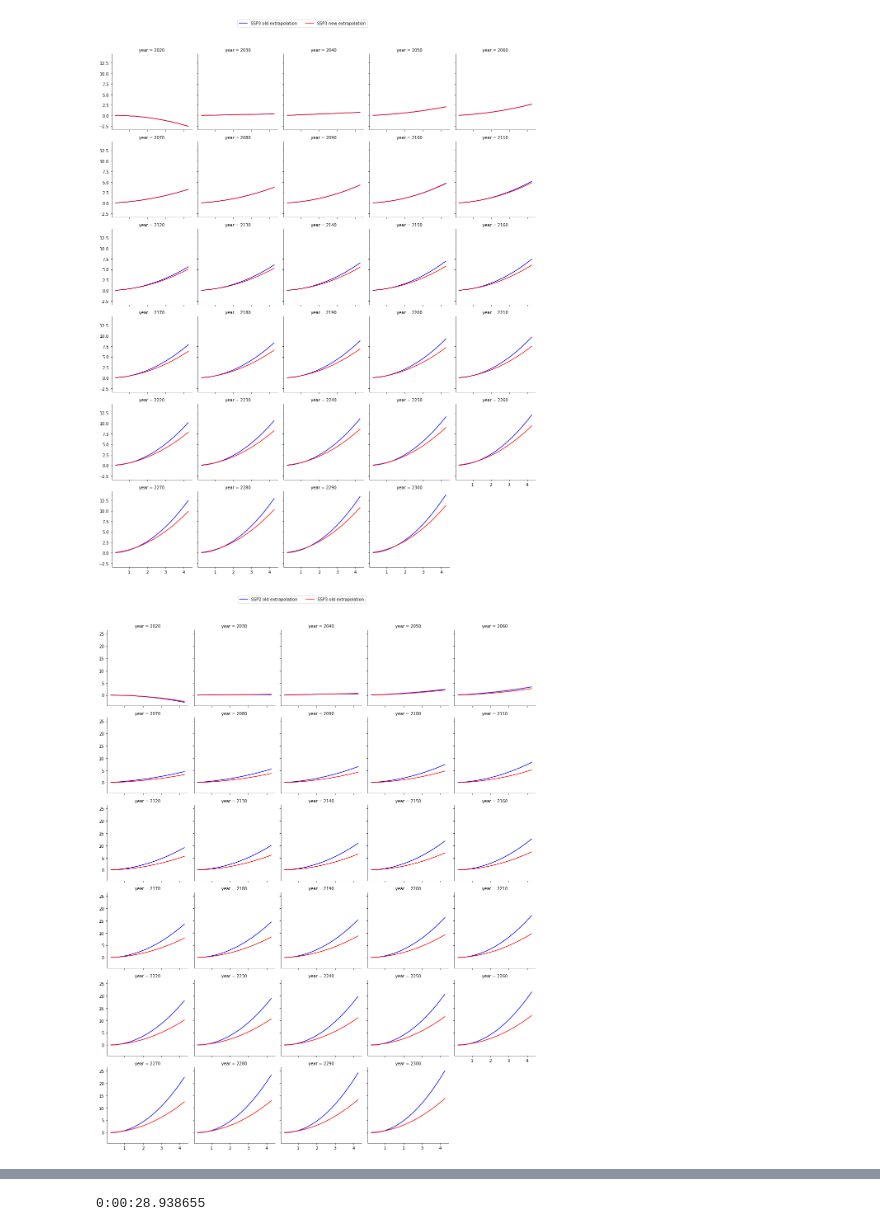
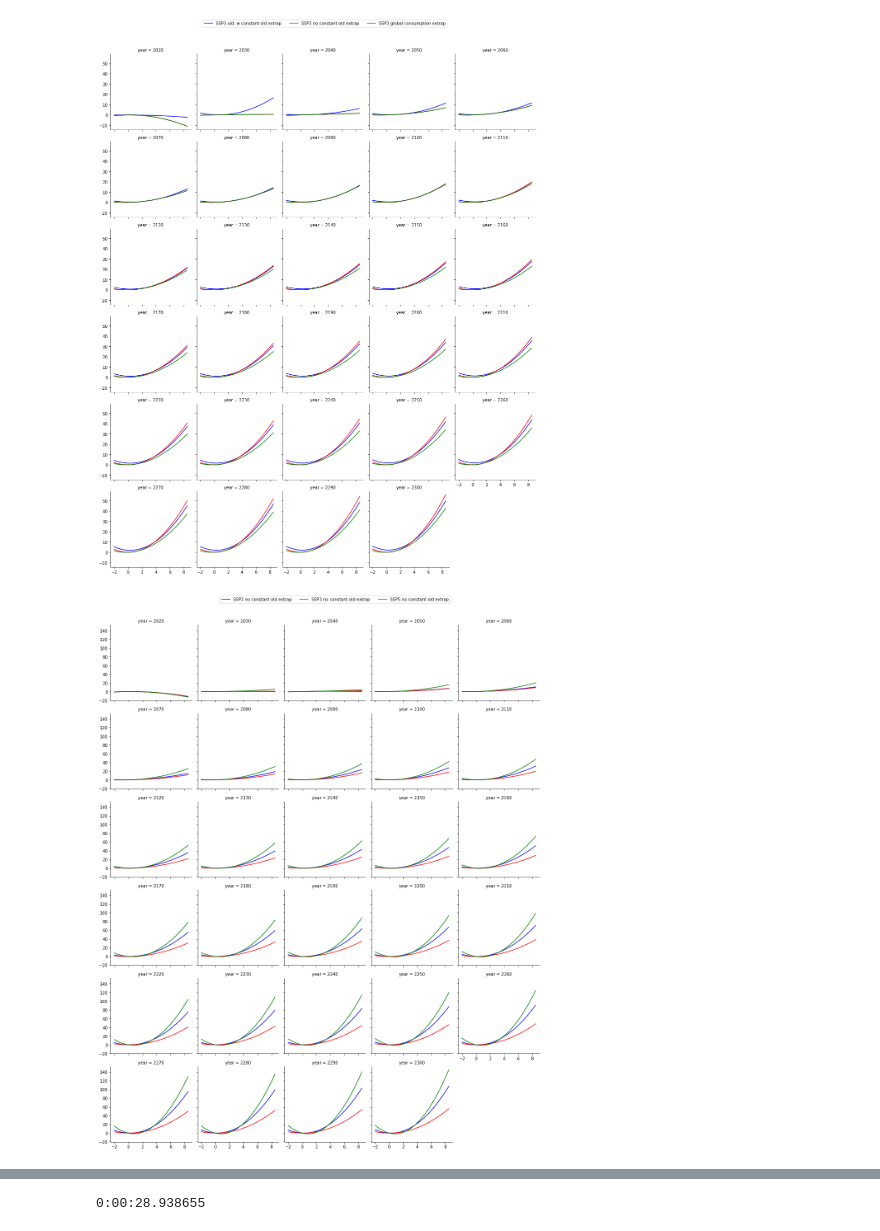
Before and after one commit to ClimateImpactLab/labor-code-release-2020, a Jupyter notebook: 4_post_projection/no_cons/SCC_diagnostics/allSSPs_scc_comparison.ipynb, the cells around one changed output, grey strips where cells are left out. Cells and saved outputs as stored; diff of their text form; code cells hidden in the pictures.

Commit message:
ssp2 and ssp5 scc diagnostics

```diff
--- a/4_post_projection/no_cons/SCC_diagnostics/allSSPs_scc_comparison.ipynb
+++ b/4_post_projection/no_cons/SCC_diagnostics/allSSPs_scc_comparison.ipynb
@@ -16,9 +16,9 @@ from datetime import datetime
 startTime = datetime.now()
 
 # generating df of anomalies between -5 to 20 in 1101 steps for each year between 2015 to 2100
-temp_range = np.linspace(0.25, 4.25, 17)
-idx = product(range(2015,2301), temp_range)
-temps = np.stack([temp_range for _ in range(2015,2301)]).flatten()
+temp_range = np.linspace(-2, 8.5, 43)
+idx = product(range(2020,2301), temp_range)
+temps = np.stack([temp_range for _ in range(2020,2301)]).flatten()
 temps = pd.DataFrame(temps, index=[i for i,x in idx], columns=['temp'])
 temps = temps.reset_index().rename(columns={"index":"year"})
 # temps # checking things out
@@ -27,8 +27,8 @@ temps = temps.reset_index().rename(columns={"index":"year"})
 
 dataframes = {}
 
-for df in ['nocons_df_old_SSP2', 'nocons_df_old_SSP3', 'nocons_df_new_SSP2', 'nocons_df_new_SSP3']:
-    dataframes[df] = pd.read_csv(f'/home/nsharma/repos/labor-code-release-2020/output/damage_function_no_cons/SCC_diagnostics/{df}.csv')
+for df in ['nocons_df_old_SSP2', 'nocons_df_old_SSP3', 'nocons_df_old_SSP5', 'nocons_df_new_SSP2', 'nocons_df_new_SSP3', 'nocons_df_new_SSP5', 'mc_df_SSP2', 'mc_df_SSP3']:
+    dataframes[df] = pd.read_csv(f'/home/nsharma/repos/labor-code-release-2020/output/damage_function_no_cons/SCC_diagnostics/damage_functions/{df}.csv')
     dataframes[df] = dataframes[df][["year", "cons","beta1","beta2"]]
     dataframes[df] = pd.merge(dataframes[df], temps, on= ['year'], how = 'inner')
     dataframes[df][f'{df}_T'] = (dataframes[df].cons + dataframes[df].temp * dataframes[df].beta1 + dataframes[df].temp**2 * dataframes[df].beta2)
@@ -51,31 +51,32 @@ dataframes['nocons_df_new_SSP2']
 # %%
 years = list(range(2020, 2301, 10))
 
-ssp2 = pd.merge(dataframes['nocons_df_old_SSP2'], dataframes['nocons_df_new_SSP2'], on = ['year', 'temp'], how = 'outer')
+ssp2 = pd.merge(pd.merge(dataframes['nocons_df_old_SSP2'], dataframes['nocons_df_new_SSP2'], on = ['year', 'temp'], how = 'outer'), dataframes['mc_df_SSP2'], on = ['year', 'temp'], how = 'outer')
 ssp2 = ssp2[ssp2['year'].isin(years)]
 
-ssp3 = pd.merge(dataframes['nocons_df_old_SSP3'], dataframes['nocons_df_new_SSP3'], on = ['year', 'temp'], how = 'outer')
+ssp3 = pd.merge(pd.merge(dataframes['nocons_df_old_SSP3'], dataframes['nocons_df_new_SSP3'], on = ['year', 'temp'], how = 'outer'), dataframes['mc_df_SSP3'], on = ['year', 'temp'], how = 'outer')
 ssp3 = ssp3[ssp3['year'].isin(years)]
 
-old = pd.merge(dataframes['nocons_df_old_SSP2'], dataframes['nocons_df_old_SSP3'], on = ['year', 'temp'], how = 'outer')
+old = pd.merge(pd.merge(dataframes['nocons_df_old_SSP2'], dataframes['nocons_df_old_SSP3'], on = ['year', 'temp'], how = 'outer'), dataframes['nocons_df_old_SSP5'], on = ['year', 'temp'], how = 'outer')
 old = old[old['year'].isin(years)]
 
-new = pd.merge(dataframes['nocons_df_new_SSP2'], dataframes['nocons_df_new_SSP3'], on = ['year', 'temp'], how = 'outer')
+new = pd.merge(pd.merge(dataframes['nocons_df_new_SSP2'], dataframes['nocons_df_new_SSP3'], on = ['year', 'temp'], how = 'outer'), dataframes['nocons_df_new_SSP5'], on = ['year', 'temp'], how = 'outer')
 new = new[new['year'].isin(years)]
 # %%
-def plot(df, filename, y1, label1, y2, label2, savepath = '/home/nsharma/repos/labor-code-release-2020/output/damage_function_no_cons/SCC_diagnostics/'):
+def plot(df, filename, y1, label1, y2, label2, y3, label3, savepath = '/home/nsharma/repos/labor-code-release-2020/output/damage_function_no_cons/SCC_diagnostics/plots/'):
    g = sns.FacetGrid(df, col="year", col_wrap=5, sharey=True)
    g.map_dataframe(sns.lineplot, x='temp', y=y1, color = "blue", label=label1)
    g.map_dataframe(sns.lineplot, x='temp', y=y2, color = "red", label=label2)
-   lgd = plt.legend(bbox_to_anchor=(0,7.25), ncol=2)
+   g.map_dataframe(sns.lineplot, x='temp', y=y3, color = "green", label=label3)
+   lgd = plt.legend(bbox_to_anchor=(1,7.25), ncol=3)
    plt.savefig(f'{savepath}/{filename}', format='pdf', bbox_extra_artists=(lgd,), bbox_inches='tight')
 
 
-plot(ssp2, filename='ssp2.pdf', y1 = 'nocons_df_old_SSP2_T', label1 = "SSP2 old extrapolation", y2 = 'nocons_df_new_SSP2_T', label2 = "SSP2 new extrapolation" )
+plot(ssp2, filename='ssp2_w_mc.pdf', y1 = 'mc_df_SSP2_T', label1 = "SSP2 old- w constant old extrap", y2 = 'nocons_df_old_SSP2_T', label2 = "SSP2 no constant old extrap", y3 = 'nocons_df_new_SSP2_T', label3 = "SSP2 global consumption extrap" )
 
-plot(ssp3, filename='ssp3.pdf', y1 = 'nocons_df_old_SSP3_T', label1 = "SSP3 old extrapolation", y2 = 'nocons_df_new_SSP3_T', label2 = "SSP3 new extrapolation" )
+plot(ssp3, filename='ssp3_w_mc.pdf', y1 = 'mc_df_SSP3_T', label1 = "SSP3 old- w constant old extrap", y2 = 'nocons_df_old_SSP3_T', label2 = "SSP3 no constant old extrap", y3 = 'nocons_df_new_SSP3_T', label3 = "SSP3 global consumption extrap" )
 
-plot(old, filename='old.pdf', y1 = 'nocons_df_old_SSP2_T', label1 = "SSP2 old extrapolation", y2 = 'nocons_df_old_SSP3_T', label2 = "SSP3 old extrapolation" )
+plot(old, filename='old_w_ssp5.pdf', y1 = 'nocons_df_old_SSP2_T', label1 = "SSP2 no constant old extrap", y2 = 'nocons_df_old_SSP3_T', label2 = "SSP3 no constant old extrap", y3 = 'nocons_df_old_SSP5_T', label3 = "SSP5 no constant old extrap" )
 
-plot(new, filename='new.pdf', y1 = 'nocons_df_new_SSP2_T', label1 = "SSP2 new extrapolation", y2 = 'nocons_df_new_SSP3_T', label2 = "SSP3 new extrapolation" )
+plot(new, filename='new_w_ssp5.pdf', y1 = 'nocons_df_new_SSP2_T', label1 = "SSP2 global consumption extrap", y2 = 'nocons_df_new_SSP3_T', label2 = "SSP3 global consumption extrap", y3 = 'nocons_df_new_SSP5_T', label3 = "SSP5 global consumption extrap" )
 # %% [output]
@@ -83,2 +84,2 @@ plot(new, filename='new.pdf', y1 = 'nocons_df_new_SSP2_T', label1 = "SSP2 new ex
-[figure, old version]
+[figure, new version]
-[figure, old version]
+[figure, new version]
```
Also changed, not shown: parts of 2 cells of this notebook, 19 other files.
